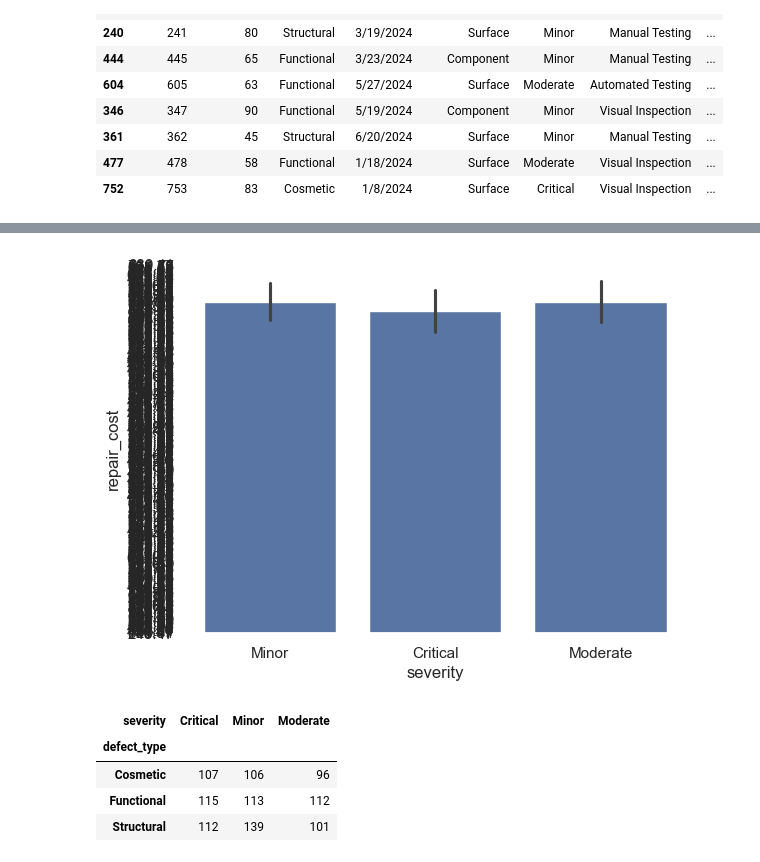
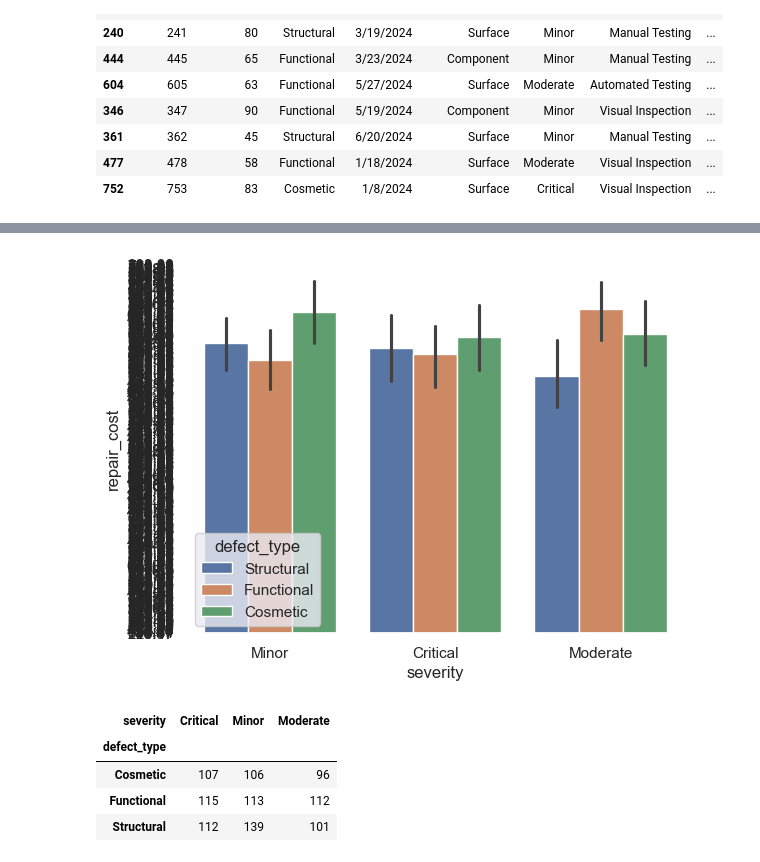
Before and after one commit to Deveshrai02/EDA_Learning, a Jupyter notebook: manufacturing_defects_analysis.ipynb, the cells around one changed output, grey strips where cells are left out. Saved outputs shown, nothing was run; the diff lists cells and outputs as text; code cells hidden in the pictures.

Commit message:
Learning EDA by plotting..

```diff
--- a/manufacturing_defects_analysis.ipynb
+++ b/manufacturing_defects_analysis.ipynb
@@ -107,8 +117,8 @@ plt.show()
 # %%
-sns.barplot(x=df['severity'], y=df['repair_cost'] ).invert_yaxis()
+sns.barplot(x=df['severity'], y=df['repair_cost'] , hue=df['defect_type']).invert_yaxis()
 plt.show()
 # %% [output]
-[figure, old version]
+[figure, new version]
 # %%
 pd.crosstab(df['defect_type'], df['severity'])
 # %% [output]
```
Also changed, not shown: parts of 2 cells of this notebook.
